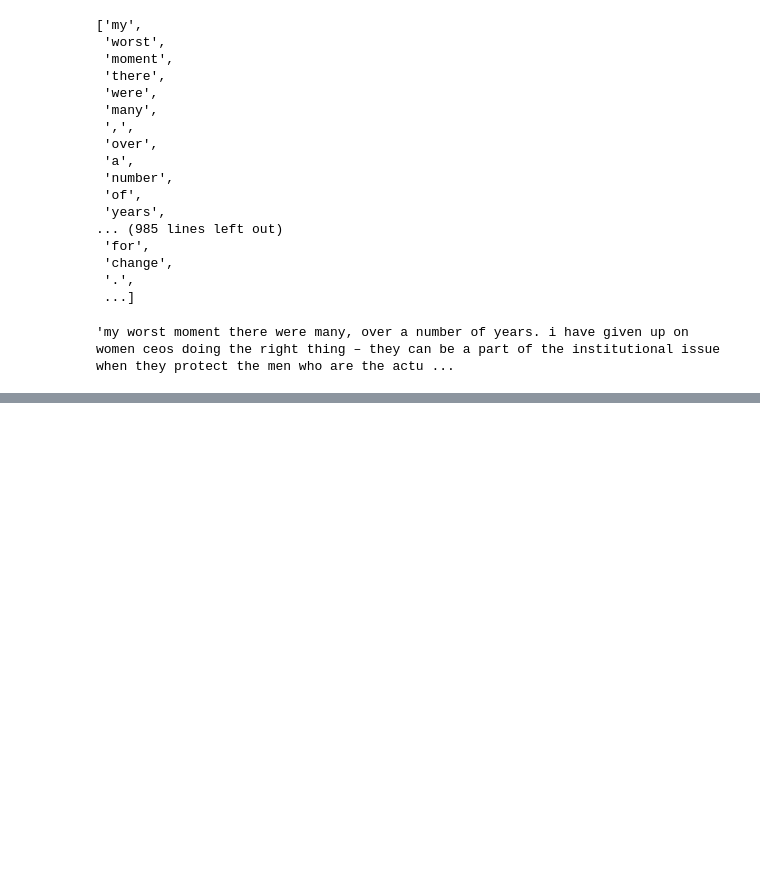
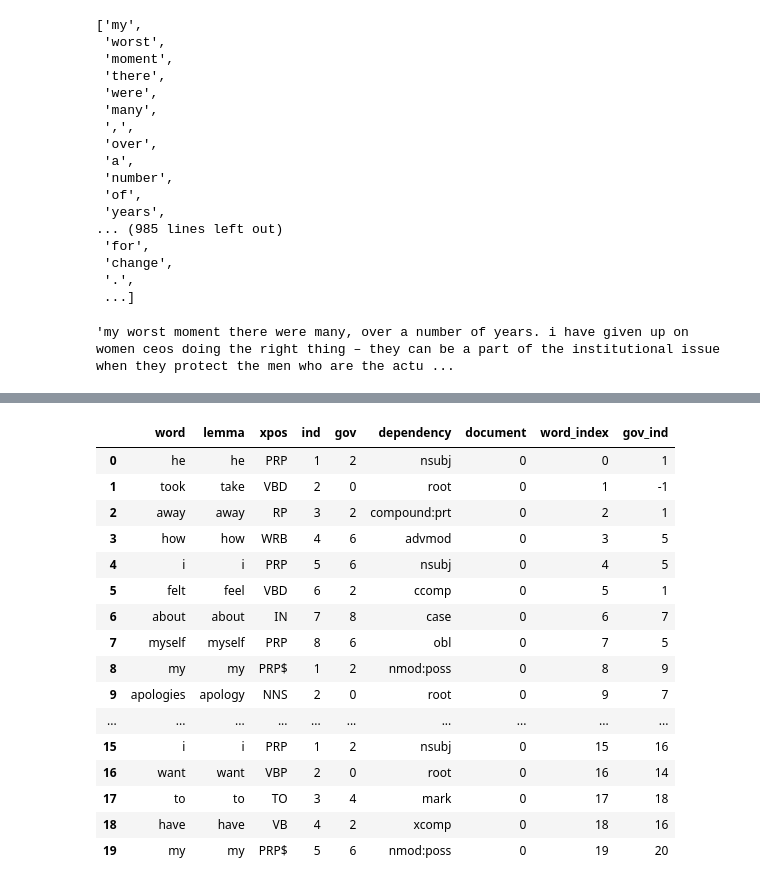
Before and after one commit to k-christensen/MeToo_in_STEM, a Jupyter notebook: exploratory.ipynb, the cells around one changed output, grey strips where cells are left out. Cells and saved outputs as stored; diff of their text form; code cells hidden in the pictures; blank space fills up the shorter version.

```diff
--- a/exploratory.ipynb
+++ b/exploratory.ipynb
@@ -863,0 +903,3 @@ for file in reddit_file_list:
+# %%
+for key,value in vars_and_stories_dict.items():
+    vars_and_stories_dict[key]=nlp(vars_and_stories_dict[key])
@@ -863,0 +963,19 @@ for file in reddit_file_list:
+# %%
+reddit_nlp_list = list(vars_and_stories_dict.values())
+# %%
+df_reddit = pd.DataFrame(columns=['word', 'lemma', 'xpos', 'ind', 'gov', 'dependency', 'document'])
+for doc in reddit_nlp_list:
+    word_list = [word.text for sent in doc.sentences for word in sent.words if word.dependency_relation != 'punct']
+    lemma_list = [word.lemma for sent in doc.sentences for word in sent.words if word.dependency_relation != 'punct']
+    xpos_list = [word.xpos for sent in doc.sentences for word in sent.words if word.dependency_relation != 'punct']
+    ind_list = [word.index for sent in doc.sentences for word in sent.words if word.dependency_relation != 'punct']
+    gov_list = [word.governor for sent in doc.sentences for word in sent.words if word.dependency_relation != 'punct']
+    dep_list = [word.dependency_relation for sent in doc.sentences for word in sent.words if word.dependency_relation != 'punct']
+    label_list = ["{}".format(reddit_nlp_list.index(doc))]*len(word_list)
+    vals_list = [word_list, lemma_list, xpos_list, ind_list, gov_list, dep_list, label_list]
+    col_labels = ['word', 'lemma', 'xpos', 'ind', 'gov', 'dependency', 'document']
+    colval_dict = dict(zip(col_labels, vals_list))
+    df = pd.DataFrame(colval_dict)
+    df_reddit = pd.concat([df_reddit, df], ignore_index=True)
+
+df_reddit
@@ -863,0 +1001,36 @@ for file in reddit_file_list:
+# %%
+df_reddit.ind = df_reddit.ind.astype(int)
+# %%
+# df_reddit["word_index"] = list(range(0,len(df_reddit)))
+
+
+df_reddit["gov_ind"] = df_reddit.word_index-df_reddit.ind+df_reddit.gov
+df_reddit.loc[df_reddit.gov==0, 'gov_ind']==df_reddit.loc[df_reddit.gov==0, 'word_index']
+# =df_reddit.loc[df_reddit.gov==0].word_index
+df_reddit.head(20)
+# asdf_list = []
+# for num in list(range(0,10)):
+#     asdf_list.append(df_reddit.iloc[num].word)
+
+# asdf_list
+
+# row_4 = df_reddit.iloc[4]
+# list(row_4.index)
+# %% [output]
+|  | word | lemma | xpos | ind | gov | dependency | document | word_index | gov_ind |
+| 0 | he | he | PRP | 1 | 2 | nsubj | 0 | 0 | 1 |
+| 1 | took | take | VBD | 2 | 0 | root | 0 | 1 | -1 |
+| 2 | away | away | RP | 3 | 2 | compound:prt | 0 | 2 | 1 |
+| 3 | how | how | WRB | 4 | 6 | advmod | 0 | 3 | 5 |
+| 4 | i | i | PRP | 5 | 6 | nsubj | 0 | 4 | 5 |
+| 5 | felt | feel | VBD | 6 | 2 | ccomp | 0 | 5 | 1 |
+| 6 | about | about | IN | 7 | 8 | case | 0 | 6 | 7 |
+| 7 | myself | myself | PRP | 8 | 6 | obl | 0 | 7 | 5 |
+| 8 | my | my | PRP$ | 1 | 2 | nmod:poss | 0 | 8 | 9 |
+| 9 | apologies | apology | NNS | 2 | 0 | root | 0 | 9 | 7 |
+| ... | ... | ... | ... | ... | ... | ... | ... | ... | ... |
+| 15 | i | i | PRP | 1 | 2 | nsubj | 0 | 15 | 16 |
+| 16 | want | want | VBP | 2 | 0 | root | 0 | 16 | 14 |
+| 17 | to | to | TO | 3 | 4 | mark | 0 | 17 | 18 |
+| 18 | have | have | VB | 4 | 2 | xcomp | 0 | 18 | 16 |
+| 19 | my | my | PRP$ | 5 | 6 | nmod:poss | 0 | 19 | 20 |
```
Also changed, not shown: parts of 35 cells of this notebook, 5 other files.
